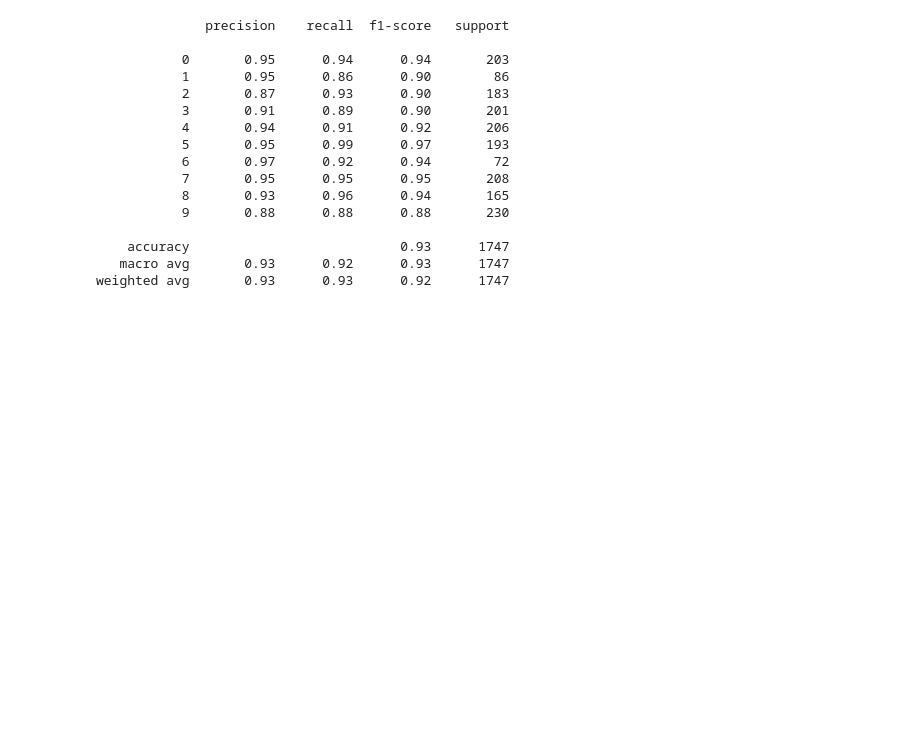
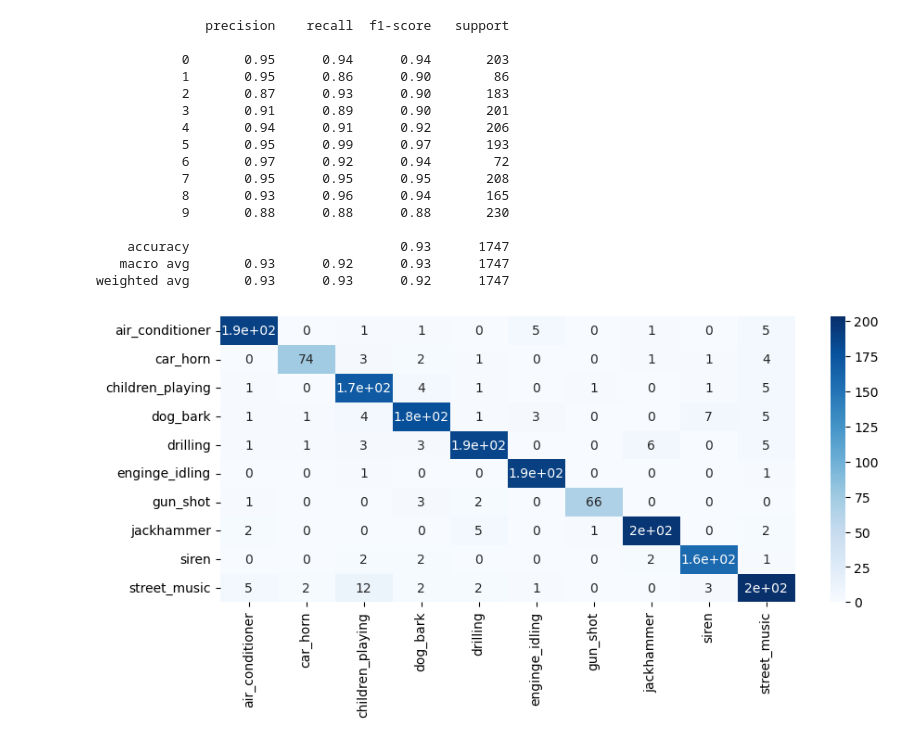
Before and after one commit to havva-dogan/ML_final, a Jupyter notebook: ML_modal.ipynb, the cells around one changed output. Drawn from its saved outputs; the diff is of its cells as text; code cells hidden in the pictures; blank space fills up the shorter version.

Commit message:
add confusion mat

```diff
--- a/ML_modal.ipynb
+++ b/ML_modal.ipynb
@@ -155,3 +155,14 @@ print(classification_report(y_test, y_pred_xgb))
     accuracy                           0.93      1747
    macro avg       0.93      0.92      0.93      1747
 weighted avg       0.93      0.93      0.92      1747
+# %%
+confusion_mat = confusion_matrix(y_test, y_pred_xgb)
+
+plt.figure(figsize=(10,4))
+plt.xlabel("Predicted class")
+plt.ylabel("True class")
+sns.heatmap(confusion_mat, annot=True, cmap="Blues", xticklabels = ['air_conditioner', 'car_horn', 'children_playing', 'dog_bark', 'drilling', 'enginge_idling', 'gun_shot', 'jackhammer', 'siren','street_music'],
+           yticklabels=['air_conditioner', 'car_horn', 'children_playing', 'dog_bark', 'drilling', 'enginge_idling', 'gun_shot', 'jackhammer', 'siren','street_music'])
+plt.show()
+# %% [output]
+[figure, added]
```
